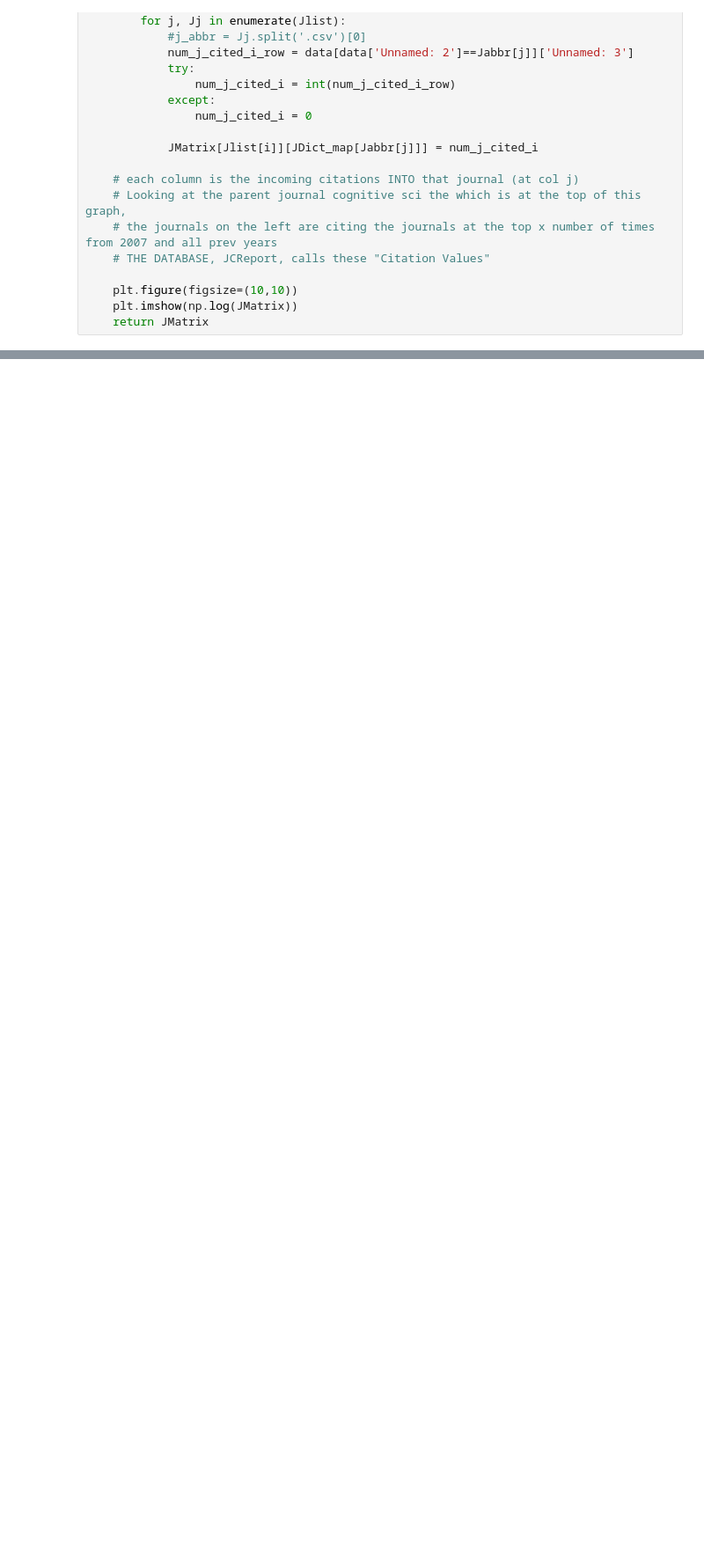
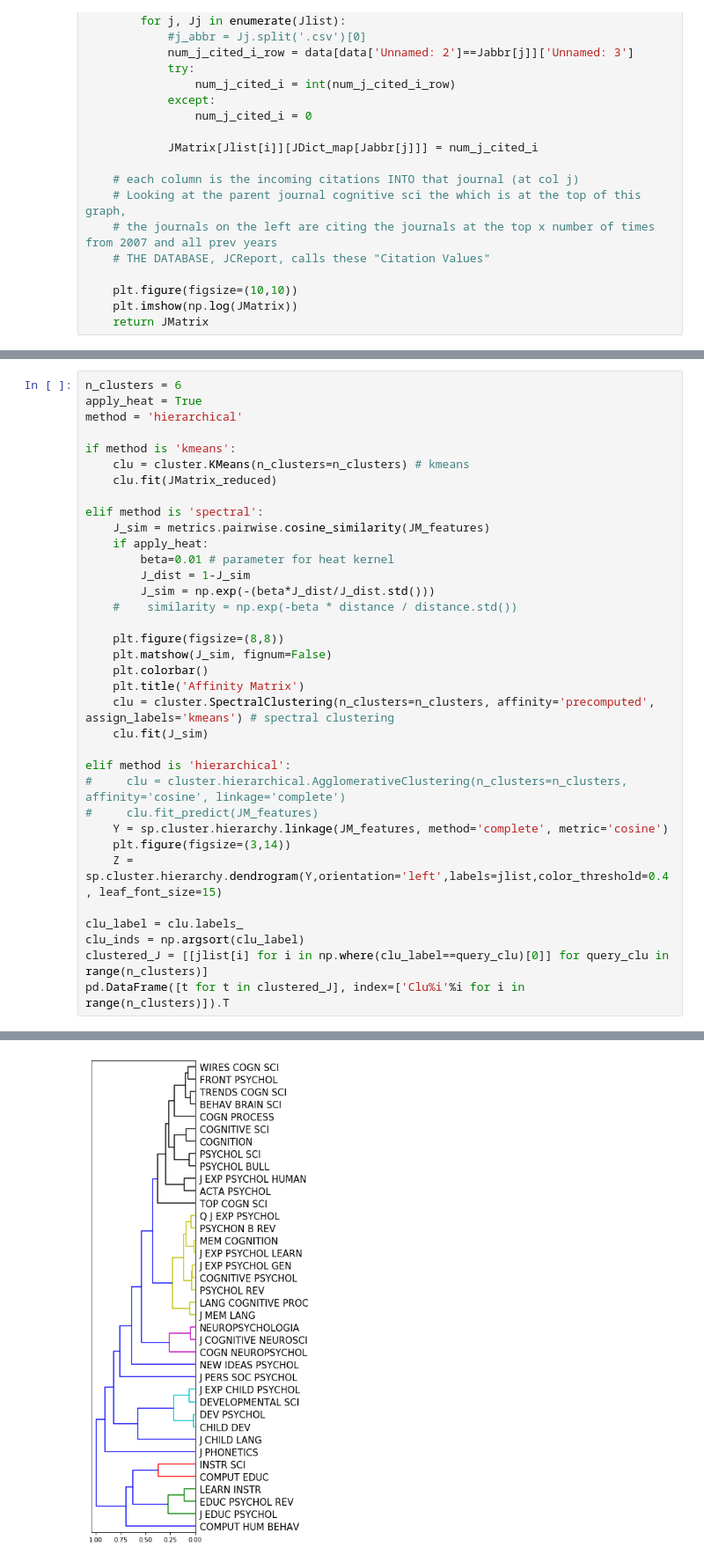
Before and after one commit to rdgao/WH2CogSci, a Jupyter notebook: parsing/citation_network_decomposition.ipynb, the cells around one changed output, grey strips where cells are left out. Shown: that part at 88% size. Cells and saved outputs as stored; diff of their text form; blank space fills up the shorter version.

```diff
--- a/parsing/citation_network_decomposition.ipynb
+++ b/parsing/citation_network_decomposition.ipynb
@@ -168,0 +153,36 @@ pd.DataFrame([t for t in clustered_J], index=['Clu%i'%i for i in range(n_cluster
+# %%
+n_clusters = 6
+apply_heat = True
+method = 'hierarchical'
+
+if method is 'kmeans':
+    clu = cluster.KMeans(n_clusters=n_clusters) # kmeans
+    clu.fit(JMatrix_reduced)
+
+elif method is 'spectral':
+    J_sim = metrics.pairwise.cosine_similarity(JM_features)
+    if apply_heat:
+        beta=0.01 # parameter for heat kernel
+        J_dist = 1-J_sim
+        J_sim = np.exp(-(beta*J_dist/J_dist.std()))
+    #    similarity = np.exp(-beta * distance / distance.std())
+
+    plt.figure(figsize=(8,8))
+    plt.matshow(J_sim, fignum=False)
+    plt.colorbar()
+    plt.title('Affinity Matrix')
+    clu = cluster.SpectralClustering(n_clusters=n_clusters, affinity='precomputed', assign_labels='kmeans') # spectral clustering
+    clu.fit(J_sim)
+
+elif method is 'hierarchical':
+#     clu = cluster.hierarchical.AgglomerativeClustering(n_clusters=n_clusters, affinity='cosine', linkage='complete')
+#     clu.fit_predict(JM_features)
+    Y = sp.cluster.hierarchy.linkage(JM_features, method='complete', metric='cosine')
+    plt.figure(figsize=(3,14))
+    Z = sp.cluster.hierarchy.dendrogram(Y,orientation='left',labels=jlist,color_threshold=0.4, leaf_font_size=15)
+
+clu_label = clu.labels_
+clu_inds = np.argsort(clu_label)
+clustered_J = [[jlist[i] for i in np.where(clu_label==query_clu)[0]] for query_clu in range(n_clusters)]
+pd.DataFrame([t for t in clustered_J], index=['Clu%i'%i for i in range(n_clusters)]).T
+# %% [output]
@@ -168,0 +203 @@ pd.DataFrame([t for t in clustered_J], index=['Clu%i'%i for i in range(n_cluster
+[figure, added]
```
Also changed, not shown: parts of 9 cells of this notebook, 1 other file.
